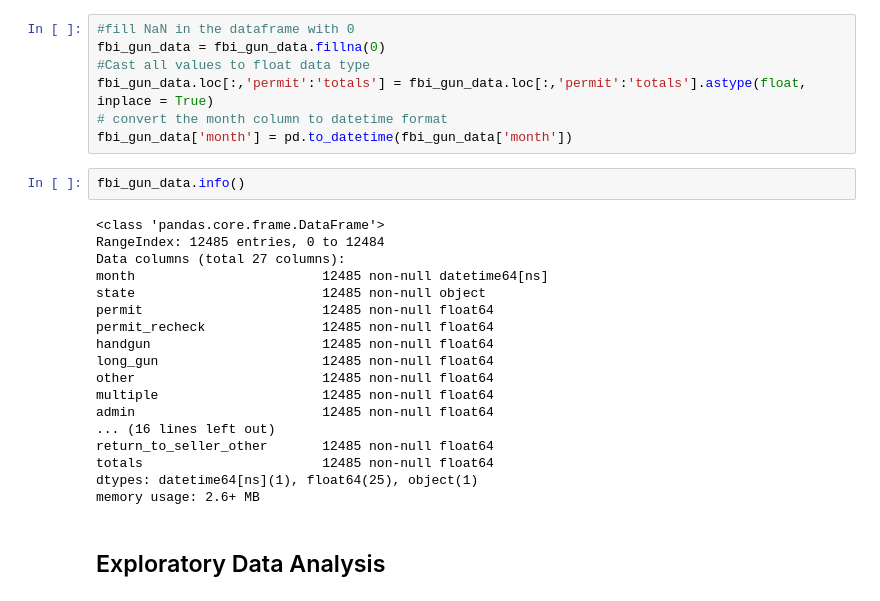
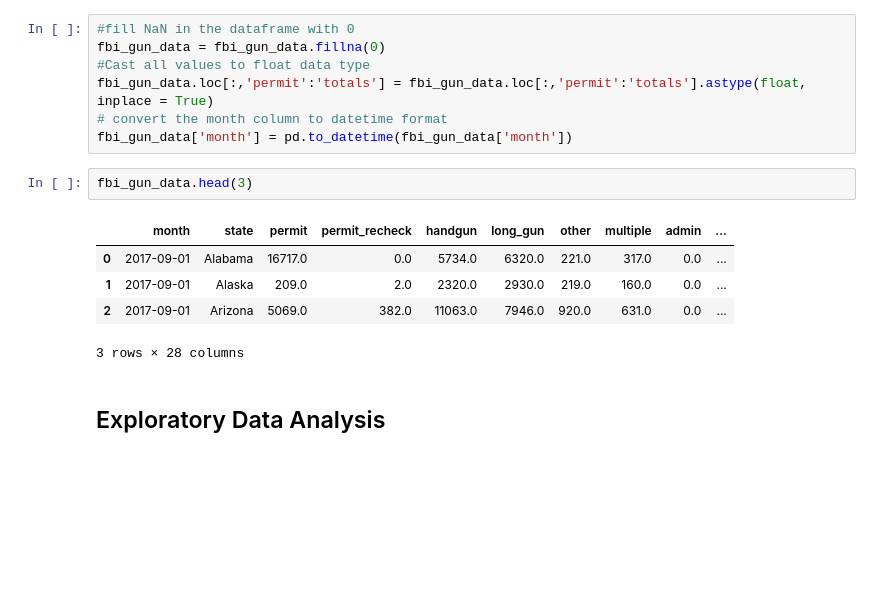
Before and after one commit to siuyik11/fbi_firearm_data_analysis, a Jupyter notebook: fbi_gun_data_analysis.ipynb, the cells around one changed output. Cells and saved outputs as stored; diff of their text form; blank space fills up the shorter version.

```diff
--- a/fbi_gun_data_analysis.ipynb
+++ b/fbi_gun_data_analysis.ipynb
@@ -69,26 +56,14 @@ fbi_gun_data = fbi_gun_data.fillna(0)
 fbi_gun_data.loc[:,'permit':'totals'] = fbi_gun_data.loc[:,'permit':'totals'].astype(float, inplace = True)
 # convert the month column to datetime format
 fbi_gun_data['month'] = pd.to_datetime(fbi_gun_data['month'])
-# %%
-fbi_gun_data.info()
-# %% [output]
-<class 'pandas.core.frame.DataFrame'>
-RangeIndex: 12485 entries, 0 to 12484
-Data columns (total 27 columns):
-month                        12485 non-null datetime64[ns]
-state                        12485 non-null object
-permit                       12485 non-null float64
-permit_recheck               12485 non-null float64
-handgun                      12485 non-null float64
-long_gun                     12485 non-null float64
-other                        12485 non-null float64
-multiple                     12485 non-null float64
-admin                        12485 non-null float64
-... (16 lines left out)
-return_to_seller_other       12485 non-null float64
-totals                       12485 non-null float64
-dtypes: datetime64[ns](1), float64(25), object(1)
-memory usage: 2.6+ MB
+# %%
+fbi_gun_data.head(3)
+# %% [output]
+|  | month | state | permit | permit_recheck | handgun | long_gun | other | multiple | admin | ... |
+| 0 | 2017-09-01 | Alabama | 16717.0 | 0.0 | 5734.0 | 6320.0 | 221.0 | 317.0 | 0.0 | ... |
+| 1 | 2017-09-01 | Alaska | 209.0 | 2.0 | 2320.0 | 2930.0 | 219.0 | 160.0 | 0.0 | ... |
+| 2 | 2017-09-01 | Arizona | 5069.0 | 382.0 | 11063.0 | 7946.0 | 920.0 | 631.0 | 0.0 | ... |
+3 rows × 28 columns
 # %% [markdown]
 <a id = 'exploratory_data_analysis'></a>
 ## Exploratory Data Analysis
```
Also changed, not shown: parts of 1 cell of this notebook.
